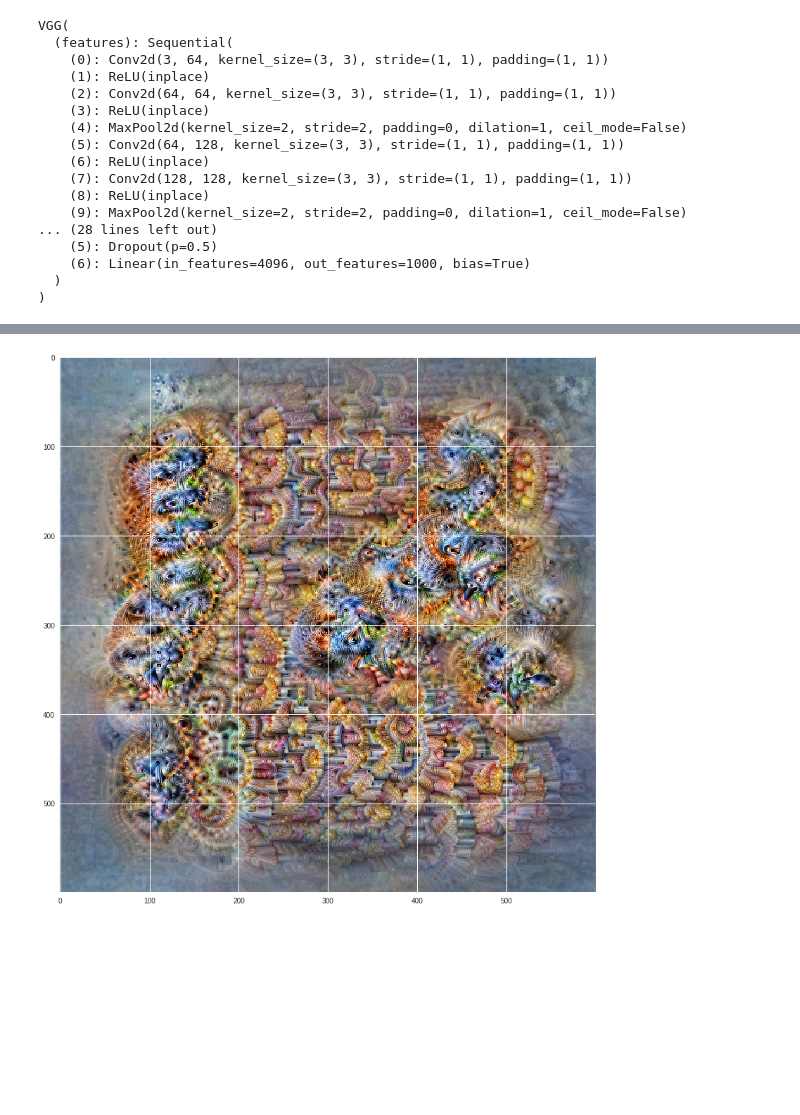
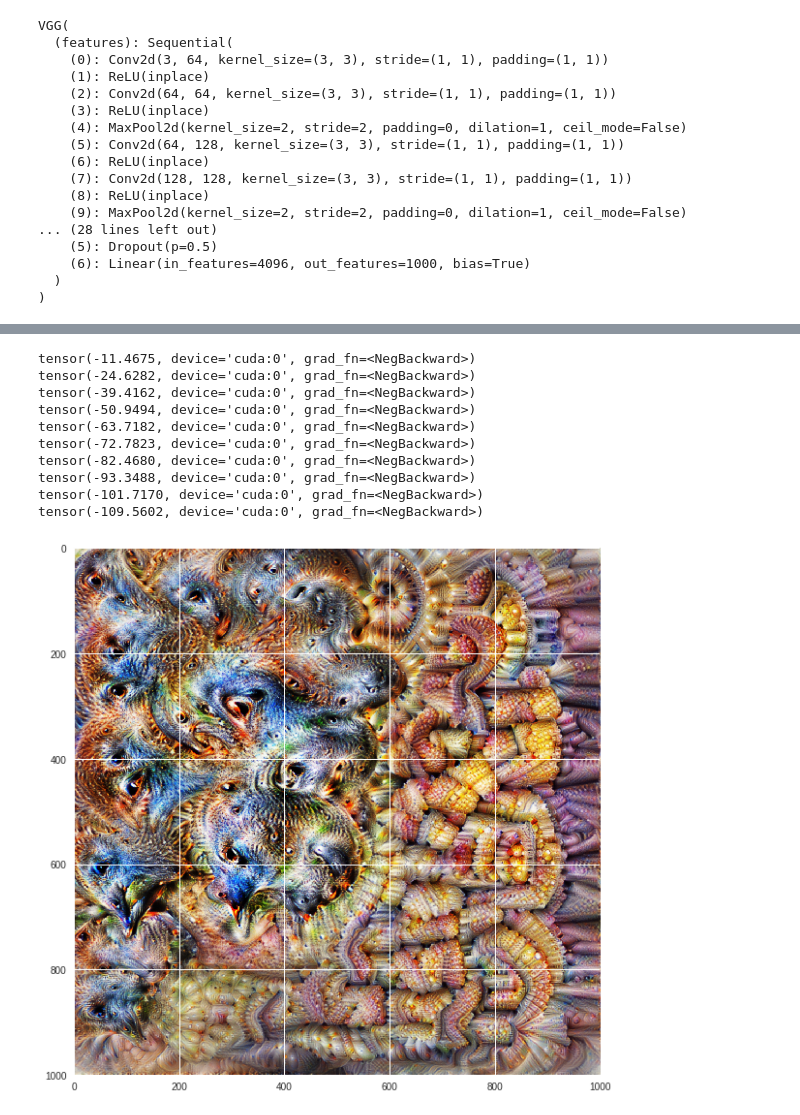
Before and after one commit to justinpinkney/sumie, a Jupyter notebook: docs/im_opt.ipynb, the cells around one changed output, grey strips where cells are left out. Drawn from its saved outputs; the diff is of its cells as text; code cells hidden in the pictures; blank space fills up the shorter version.

```diff
--- a/docs/im_opt.ipynb
+++ b/docs/im_opt.ipynb
@@ -105,5 +97,26 @@ tensor(-151.8063, device='cuda:0', grad_fn=<NegBackward>)
-# %%
-fig = plt.figure(figsize=(14,14))
-sumie.montage.show(255*im.get_image().cpu())
-# %% [output]
-[figure, removed]
+# %%
+im.transforms[1] = sumie.transforms.Interpolate(0.5)
+for i in range(steps):
+    optimiser.zero_grad()
+    out = model.features(im())
+
+    loss = -channel.objective
+    if i % (steps/10) == 0:
+        print(loss)
+    loss.backward()
+    optimiser.step()
+
+fig = plt.figure(figsize=(10,10))
+sumie.montage.show(255*im.get_image().cpu())
+# %% [output]
+tensor(-11.4675, device='cuda:0', grad_fn=<NegBackward>)
+tensor(-24.6282, device='cuda:0', grad_fn=<NegBackward>)
+tensor(-39.4162, device='cuda:0', grad_fn=<NegBackward>)
+tensor(-50.9494, device='cuda:0', grad_fn=<NegBackward>)
+tensor(-63.7182, device='cuda:0', grad_fn=<NegBackward>)
+tensor(-72.7823, device='cuda:0', grad_fn=<NegBackward>)
+tensor(-82.4680, device='cuda:0', grad_fn=<NegBackward>)
+tensor(-93.3488, device='cuda:0', grad_fn=<NegBackward>)
+tensor(-101.7170, device='cuda:0', grad_fn=<NegBackward>)
+tensor(-109.5602, device='cuda:0', grad_fn=<NegBackward>)
+[figure, added]
```
Also changed, not shown: parts of 3 cells of this notebook, 1 other file.
